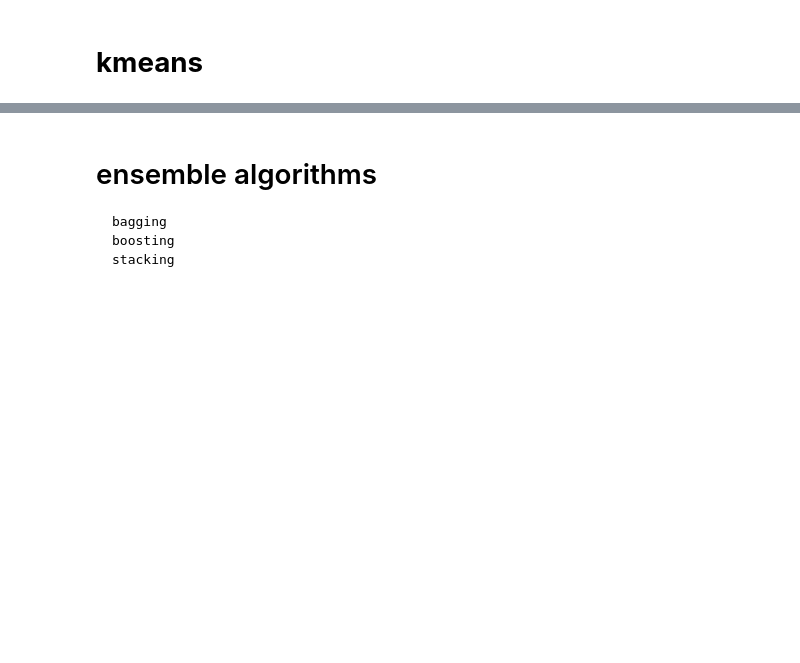
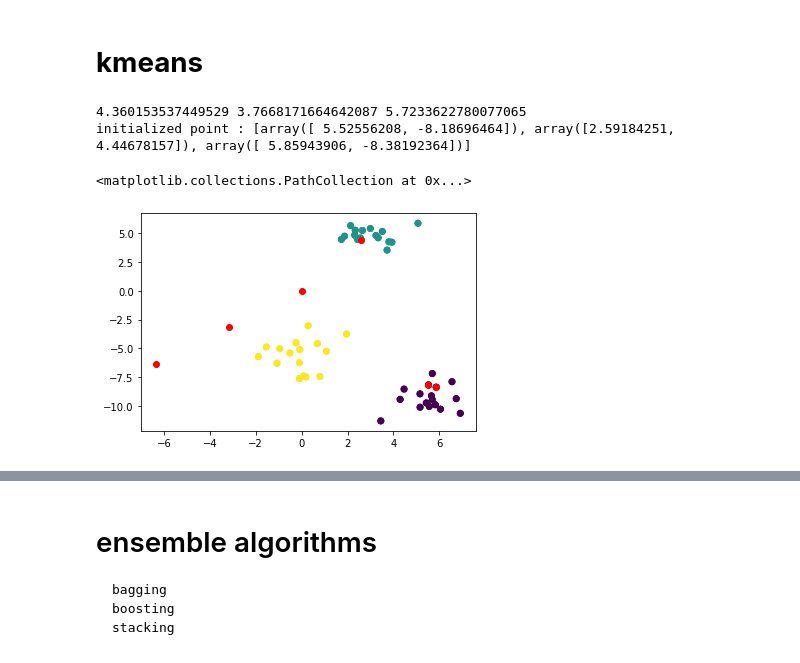
Before and after one commit to hsargoli/MyWorks, a Jupyter notebook: MLalgorithm.ipynb, the cells around one changed output, grey strips where cells are left out. Cells and saved outputs as stored; diff of their text form; code cells hidden in the pictures; blank space fills up the shorter version.

```diff
--- a/MLalgorithm.ipynb
+++ b/MLalgorithm.ipynb
@@ -682,3 +666,61 @@ Guessed class:  0
 SVM
 # %% [markdown]
 # **kmeans**
+# %%
+# first approache
+def squared_diff2(data1, data2):
+    a = (data1[0] - data2[0]) ** 2 + (data1[1] - data2[1]) ** 2
+    return np.sqrt(a)
+
+
+from sklearn.datasets import make_blobs
+import matplotlib.pyplot as plt
+import numpy as np
+
+# make blob dataset
+x2, y2 = make_blobs(n_samples = 50,
+    n_features = 2,
+    centers = 3,
+    cluster_std = 1,
+    shuffle = True,
+    random_state = 10)
+
+
+# initialize k
+n_k = 3
+ks = [i * np.mean(x2[0]) for i in range(n_k)]
+kss = [[ks[0],ks[0]], [ks[1],ks[1]], [ks[2],ks[2]]]
+
+# calculate distance from k to nearest neighbor
+dis = []
+for i in range(len(x2)):
+  a = squared_diff2(kss[0], x2[i])
+  b = squared_diff2(kss[1], x2[i])
+  c = squared_diff2(kss[2], x2[i])
+  dis.append([a,b,c])
+
+print(min(dis[0]),min(dis[1]),min(dis[2]))
+n = 2
+ki0 = [i[0] for i in kss]
+ki1 = [i[1] for i in kss]
+
+plt.scatter(x2[:,0], x2[:,1],c=y2)
+plt.scatter(ki0, ki1, c='red')
+
+
+
+
+kss = initialer(3, x2)
+print(f'initialized point : {kss}')
+ki0 = [i[0] for i in kss]
+ki1 = [i[1] for i in kss]
+
+plt.scatter(x2[:,0], x2[:,1],c=y2)
+plt.scatter(ki0, ki1, c='red')
+# to do:
+# change k1 k2 k3 to nearest neighbor , repeat , --XX if k1 == k2 its Bad XX--
+# %% [output]
+4.360153537449529 3.7668171664642087 5.7233622780077065
+initialized point : [array([ 5.52556208, -8.18696464]), array([2.59184251, 4.44678157]), array([ 5.85943906, -8.38192364])]
+<matplotlib.collections.PathCollection at 0x...>
+[figure, added]
```
Also changed, not shown: parts of 14 cells of this notebook.
